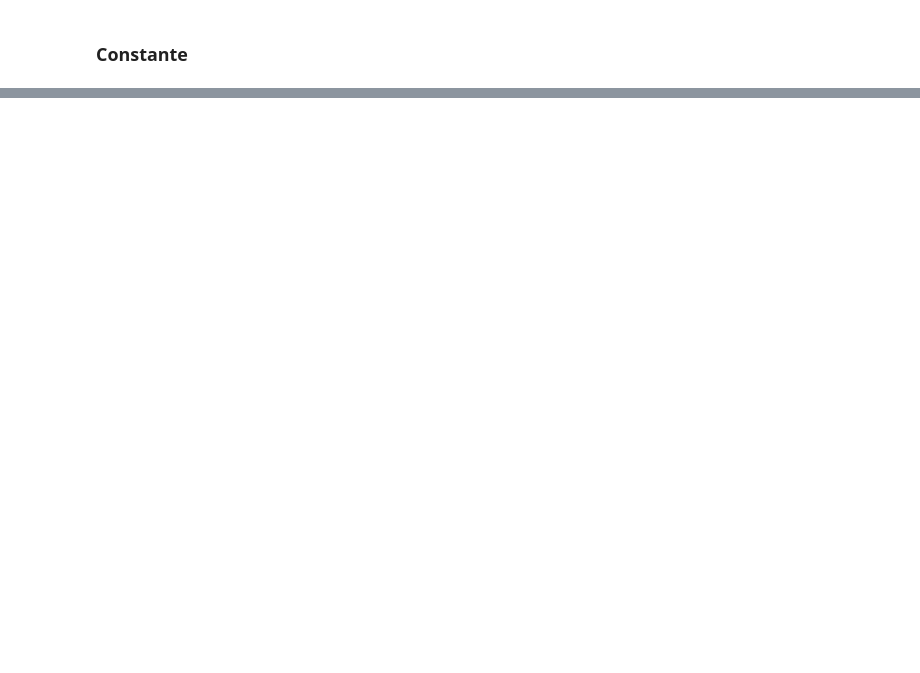
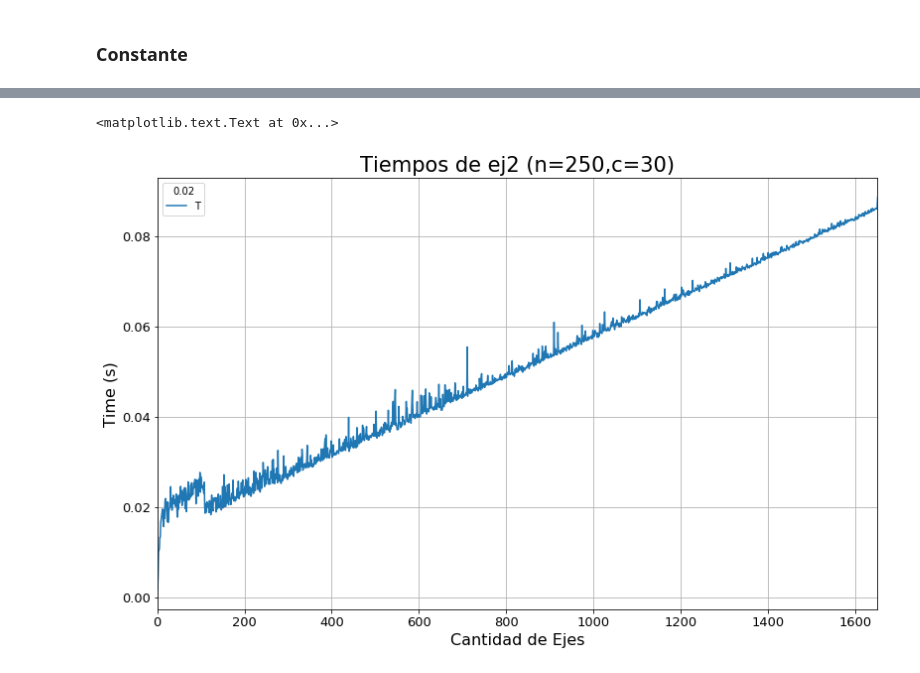
Before and after one commit to gianzamboni/algo3-tp2-1c2017, a Jupyter notebook: Tiempos.ipynb, the cells around one changed output, grey strips where cells are left out. Saved outputs shown, nothing was run; the diff lists cells and outputs as text; code cells hidden in the pictures; blank space fills up the shorter version.

```diff
--- a/Tiempos.ipynb
+++ b/Tiempos.ipynb
@@ -53,0 +66,11 @@ dyna.set_xlabel("Size", fontsize=16)
+# %%
+d2 = pd.read_csv("./timesEj2M.csv")
+MvsT = d2.groupby('M')
+
+dyn = MvsT.quantile(0.02).plot.line(fontsize=13, figsize=(13,8), logy=False, grid=True)
+dyn.set_title("Tiempos de ej2 (n=250,c=30)", fontsize=21)
+dyn.set_ylabel("Time (s)", fontsize=16)
+dyn.set_xlabel("Cantidad de Ejes", fontsize=16)
+# %% [output]
+<matplotlib.text.Text at 0x...>
+[figure, added]
```
Also changed, not shown: parts of 13 cells of this notebook, 2 other files.
